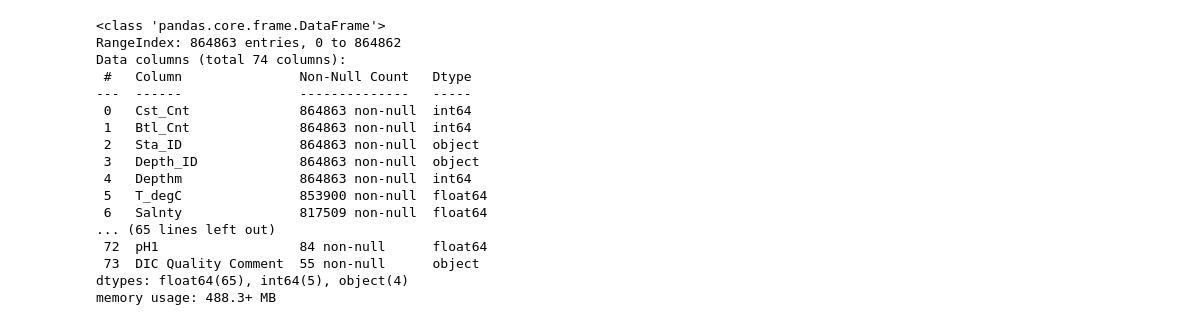
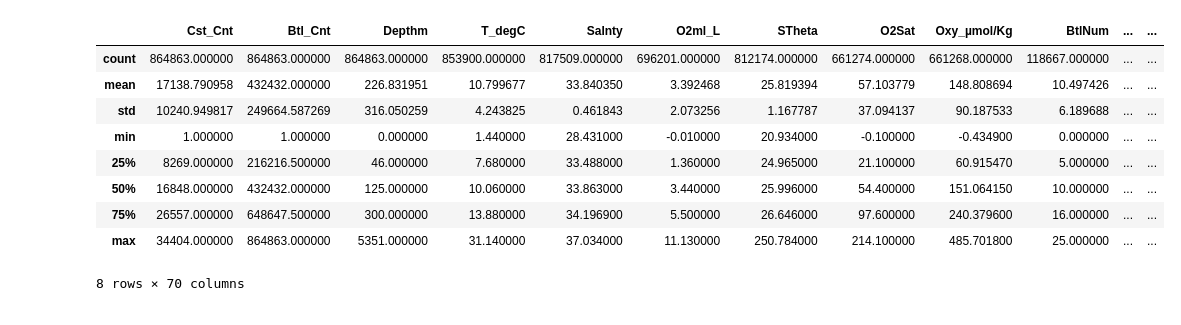
Before and after one commit to yinnyC/CalCOFI-Regression-ML, a Jupyter notebook: regression-CalCOFI.ipynb, the cells around one changed output. Cells and saved outputs as stored; diff of their text form; code cells hidden in the pictures.

```diff
--- a/regression-CalCOFI.ipynb
+++ b/regression-CalCOFI.ipynb
@@ -1,27 +1,19 @@
 # %%
 import pandas as pd
+import numpy as np
 import seaborn as sns
-import numpy as np
 import matplotlib.pyplot as plt
-from matplotlib import animation
 
-df = pd.read_csv('')
-df.info()
+df = pd.read_csv('bottle.csv')
+df.describe()
 # %% [output]
+|  | Cst_Cnt | Btl_Cnt | Depthm | T_degC | Salnty | O2ml_L | STheta | O2Sat | Oxy_µmol/Kg | BtlNum | ... | ... |
+| count | 864863.000000 | 864863.000000 | 864863.000000 | 853900.000000 | 817509.000000 | 696201.000000 | 812174.000000 | 661274.000000 | 661268.000000 | 118667.000000 | ... | ... |
+| mean | 17138.790958 | 432432.000000 | 226.831951 | 10.799677 | 33.840350 | 3.392468 | 25.819394 | 57.103779 | 148.808694 | 10.497426 | ... | ... |
+| std | 10240.949817 | 249664.587269 | 316.050259 | 4.243825 | 0.461843 | 2.073256 | 1.167787 | 37.094137 | 90.187533 | 6.189688 | ... | ... |
+| min | 1.000000 | 1.000000 | 0.000000 | 1.440000 | 28.431000 | -0.010000 | 20.934000 | -0.100000 | -0.434900 | 0.000000 | ... | ... |
+| 25% | 8269.000000 | 216216.500000 | 46.000000 | 7.680000 | 33.488000 | 1.360000 | 24.965000 | 21.100000 | 60.915470 | 5.000000 | ... | ... |
+| 50% | 16848.000000 | 432432.000000 | 125.000000 | 10.060000 | 33.863000 | 3.440000 | 25.996000 | 54.400000 | 151.064150 | 10.000000 | ... | ... |
+| 75% | 26557.000000 | 648647.500000 | 300.000000 | 13.880000 | 34.196900 | 5.500000 | 26.646000 | 97.600000 | 240.379600 | 16.000000 | ... | ... |
+| max | 34404.000000 | 864863.000000 | 5351.000000 | 31.140000 | 37.034000 | 11.130000 | 250.784000 | 214.100000 | 485.701800 | 25.000000 | ... | ... |
-<class 'pandas.core.frame.DataFrame'>
-RangeIndex: 864863 entries, 0 to 864862
-Data columns (total 74 columns):
- #   Column               Non-Null Count   Dtype
----  ------               --------------   -----
- 0   Cst_Cnt              864863 non-null  int64
- 1   Btl_Cnt              864863 non-null  int64
- 2   Sta_ID               864863 non-null  object
- 3   Depth_ID             864863 non-null  object
- 4   Depthm               864863 non-null  int64
- 5   T_degC               853900 non-null  float64
- 6   Salnty               817509 non-null  float64
-... (65 lines left out)
- 72  pH1                  84 non-null      float64
- 73  DIC Quality Comment  55 non-null      object
-dtypes: float64(65), int64(5), object(4)
-memory usage: 488.3+ MB
+8 rows × 70 columns
```
Also changed, not shown: parts of 10 cells of this notebook.
